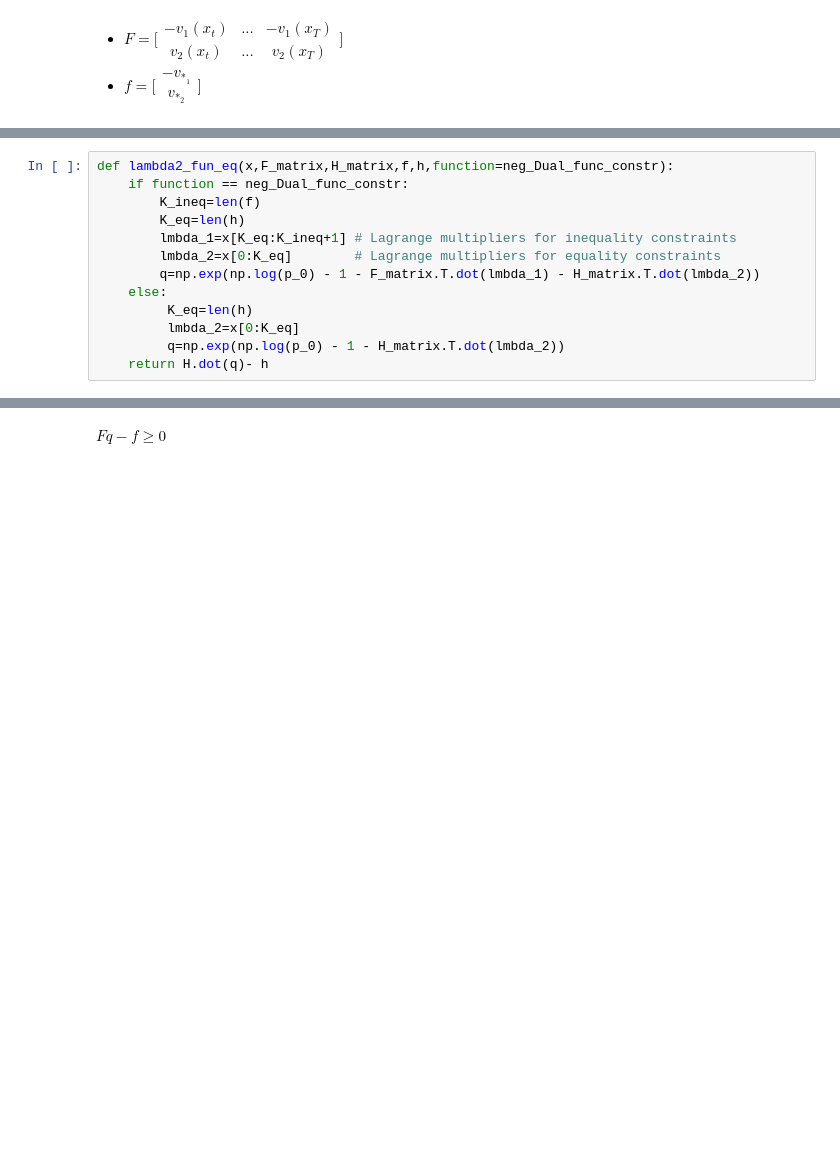
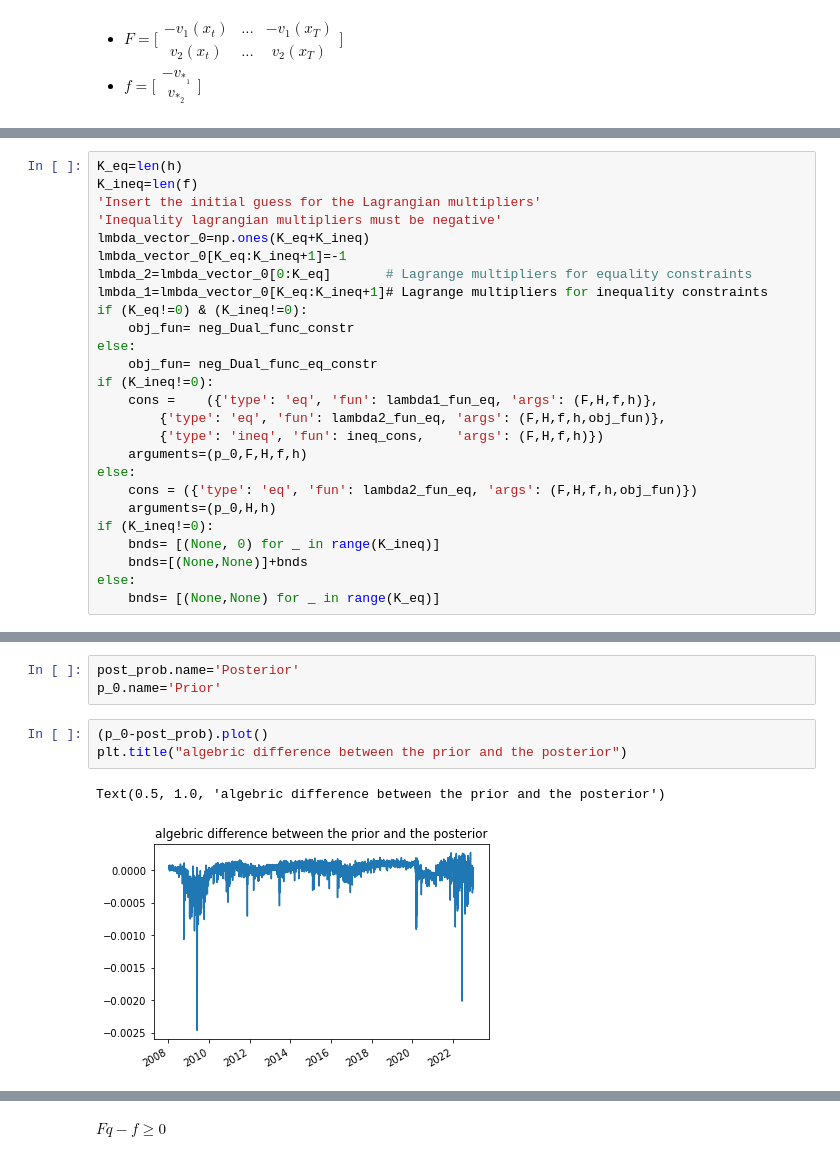
Before and after one commit to LucaDaquanno/Conditional-Monte-Carlo, a Jupyter notebook: Entropy_pool_prob_300323.ipynb, the cells around one changed output, grey strips where cells are left out. Saved outputs shown, nothing was run; the diff lists cells and outputs as text; blank space fills up the shorter version.

Commit message:
defining a unique posterior distribution using absolute views on multiple asset classes

```diff
--- a/Entropy_pool_prob_300323.ipynb
+++ b/Entropy_pool_prob_300323.ipynb
@@ -606,13 +664,26 @@ $Hq=h$
-# %%
-def lambda2_fun_eq(x,F_matrix,H_matrix,f,h,function=neg_Dual_func_constr):
-    if function == neg_Dual_func_constr:
-        K_ineq=len(f)
-        K_eq=len(h)
-        lmbda_1=x[K_eq:K_ineq+1] # Lagrange multipliers for inequality constraints
-        lmbda_2=x[0:K_eq]        # Lagrange multipliers for equality constraints
-        q=np.exp(np.log(p_0) - 1 - F_matrix.T.dot(lmbda_1) - H_matrix.T.dot(lmbda_2))
-    else:
-         K_eq=len(h)
-         lmbda_2=x[0:K_eq]
-         q=np.exp(np.log(p_0) - 1 - H_matrix.T.dot(lmbda_2))
-    return H.dot(q)- h
+# %%
+K_eq=len(h)
+K_ineq=len(f)
+'Insert the initial guess for the Lagrangian multipliers'
+'Inequality lagrangian multipliers must be negative'
+lmbda_vector_0=np.ones(K_eq+K_ineq)
+lmbda_vector_0[K_eq:K_ineq+1]=-1
+lmbda_2=lmbda_vector_0[0:K_eq]       # Lagrange multipliers for equality constraints
+lmbda_1=lmbda_vector_0[K_eq:K_ineq+1]# Lagrange multipliers for inequality constraints
+if (K_eq!=0) & (K_ineq!=0):
+    obj_fun= neg_Dual_func_constr
+else:
+    obj_fun= neg_Dual_func_eq_constr
+if (K_ineq!=0):
+    cons =    ({'type': 'eq', 'fun': lambda1_fun_eq, 'args': (F,H,f,h)},
+        {'type': 'eq', 'fun': lambda2_fun_eq, 'args': (F,H,f,h,obj_fun)},
+        {'type': 'ineq', 'fun': ineq_cons,    'args': (F,H,f,h)})
+    arguments=(p_0,F,H,f,h)
+else:
+    cons = ({'type': 'eq', 'fun': lambda2_fun_eq, 'args': (F,H,f,h,obj_fun)})
+    arguments=(p_0,H,h)
+if (K_ineq!=0):
+    bnds= [(None, 0) for _ in range(K_ineq)]
+    bnds=[(None,None)]+bnds
+else:
+    bnds= [(None,None) for _ in range(K_eq)]
@@ -618,0 +715,9 @@ def lambda2_fun_eq(x,F_matrix,H_matrix,f,h,function=neg_Dual_func_constr):
+# %%
+post_prob.name='Posterior'
+p_0.name='Prior'
+# %%
+(p_0-post_prob).plot()
+plt.title("algebric difference between the prior and the posterior")
+# %% [output]
+Text(0.5, 1.0, 'algebric difference between the prior and the posterior')
+[figure, added]
```
Also changed, not shown: parts of 134 cells of this notebook.
